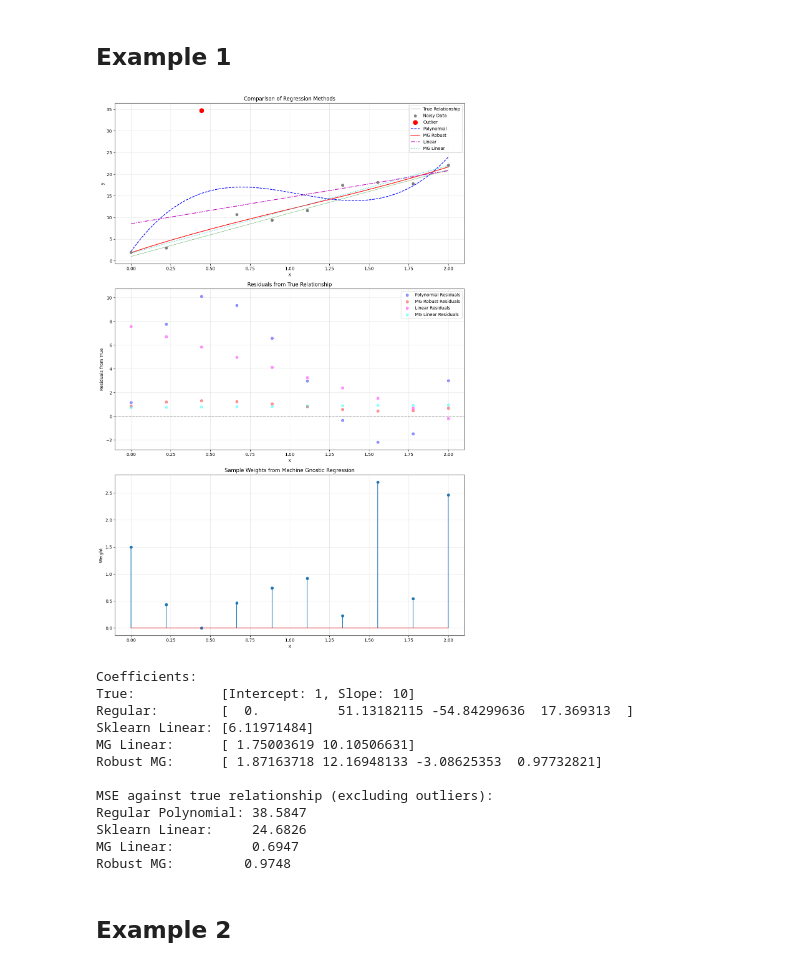
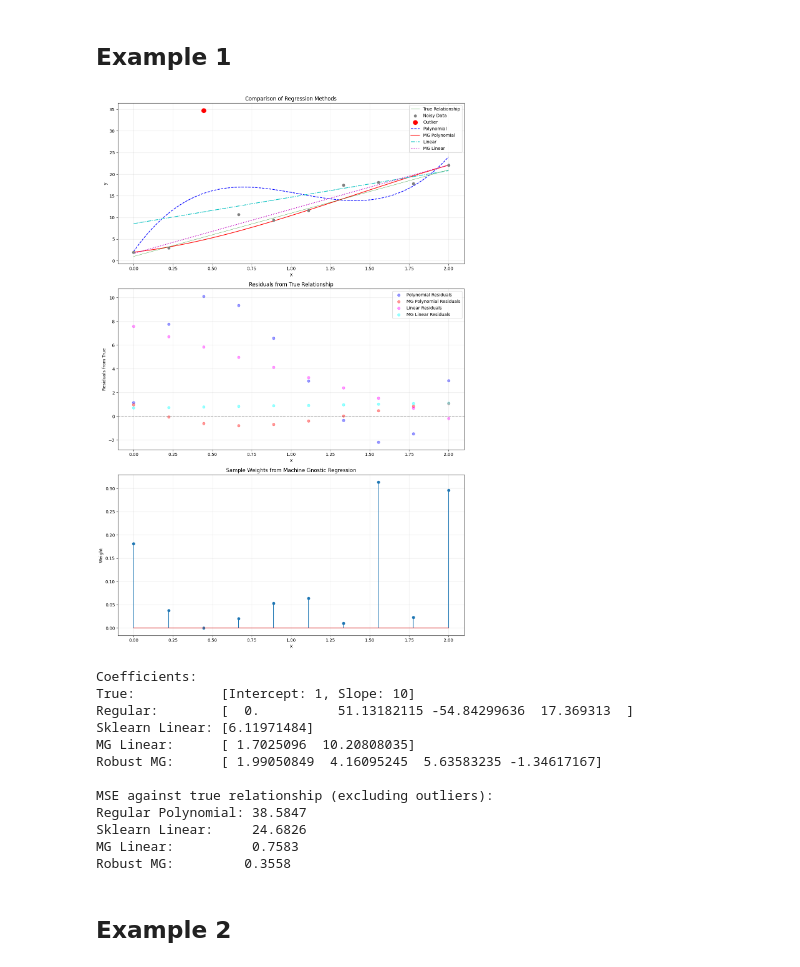
Before and after one commit to MachineGnostics/machinegnostics.io, a Jupyter notebook: examples/example_1_1_small_data_linreg.ipynb, the cells around one changed output. Drawn from its saved outputs; the diff is of its cells as text; code cells hidden in the pictures.

```diff
--- a/examples/example_1_1_small_data_linreg.ipynb
+++ b/examples/example_1_1_small_data_linreg.ipynb
@@ -14,7 +14,7 @@ import matplotlib.pyplot as plt
 from sklearn.preprocessing import PolynomialFeatures
 from sklearn.linear_model import LinearRegression
 from sklearn.pipeline import make_pipeline
-from machinegnostics.models import RobustRegressor, LinearRegressor
+from machinegnostics.models.regression import PolynomialRegressor, LinearRegressor
 
 # Set random seed for reproducibility
 np.random.seed(42)
@@ -40,7 +40,7 @@ y_pred_regular = poly_reg.predict(X)
 y_pred_regular_test = poly_reg.predict(X_test)
 
 # Fit robust Machine Gnostics regression
-mg_model = RobustRegressor(degree=degree)
+mg_model = PolynomialRegressor(degree=degree)
 mg_model.fit(X, y_noisy)
 y_pred_robust = mg_model.predict(X)
 y_pred_robust_test = mg_model.predict(X_test)
@@ -65,9 +65,9 @@ ax1.plot(X, y_clean, 'g-', label='True Relationship', linewidth=0.5)
 ax1.scatter(X, y_noisy, color='gray', label='Noisy Data', zorder=2)
 ax1.scatter(X[2], y_noisy[2], color='red', s=100, label='Outlier', zorder=3)
 ax1.plot(X_test, y_pred_regular_test, 'b--', label='Polynomial', zorder=1)
-ax1.plot(X_test, y_pred_robust_test, 'r-', label='MG Robust', zorder=1)
-ax1.plot(X_test, y_pred_sk_test, 'm-.', label='Linear', zorder=1)
-ax1.plot(X_test, y_pred_mg_linreg_test, 'c:', label='MG Linear', zorder=1)
+ax1.plot(X_test, y_pred_robust_test, 'r-', label='MG Polynomial', zorder=1)
+ax1.plot(X_test, y_pred_sk_test, 'c-.', label='Linear', zorder=1)
+ax1.plot(X_test, y_pred_mg_linreg_test, 'm:', label='MG Linear', zorder=1)
 ax1.set_xlabel('X')
 ax1.set_ylabel('y')
 ax1.set_title('Comparison of Regression Methods')
@@ -80,7 +80,7 @@ residuals_robust = y_pred_robust - y_clean
 residuals_sk = y_pred_sk - y_clean
 residuals_mg_linreg = y_pred_mg_linreg - y_clean
 ax2.scatter(X, residuals_regular, color='blue', label='Polynomial Residuals', alpha=0.4)
-ax2.scatter(X, residuals_robust, color='red', label='MG Robust Residuals', alpha=0.4)
+ax2.scatter(X, residuals_robust, color='red', label='MG Polynomial Residuals', alpha=0.4)
 ax2.scatter(X, residuals_sk, color='magenta', label='Linear Residuals', alpha=0.4)
 ax2.scatter(X, residuals_mg_linreg, color='cyan', label='MG Linear Residuals', alpha=0.4)
 ax2.axhline(y=0, color='k', linestyle='--', alpha=0.3)
@@ -92,46 +92,46 @@ ax2.grid(True, alpha=0.3)
 
 # Plot sample weights
 ax3.stem(X.ravel(), mg_linreg.weights, label='MG Linear Regression Weights')
 ax3.set_xlabel('X')
 ax3.set_ylabel('Weight')
 ax3.set_title('Sample Weights from Machine Gnostic Regression')
 ax3.grid(True, alpha=0.3)
 
 plt.tight_layout()
 plt.show()
 
 # Print performance metrics
 print("Coefficients:")
 print(f"True:           [Intercept: 1, Slope: 10]")
 print(f"Regular:        {poly_reg.named_steps['linearregression'].coef_}")
 print(f"Sklearn Linear: {sk_model.coef_}")
 print(f"MG Linear:      {mg_linreg.coefficients}")
 print(f"Robust MG:      {mg_model.coefficients}")
 
 # Calculate MSE against true relationship
 mse_regular = np.mean((y_pred_regular[:-2] - y_clean[:-2])**2)
 mse_robust = np.mean((y_pred_robust[:-2] - y_clean[:-2])**2)
 mse_sk = np.mean((y_pred_sk[:-2] - y_clean[:-2])**2)
 mse_mg_linreg = np.mean((y_pred_mg_linreg[:-2] - y_clean[:-2])**2)
 print("\nMSE against true relationship (excluding outliers):")
 print(f"Regular Polynomial: {mse_regular:.4f}")
 print(f"Sklearn Linear:     {mse_sk:.4f}")
 print(f"MG Linear:          {mse_mg_linreg:.4f}")
 print(f"Robust MG:         {mse_robust:.4f}")
 # %% [output]
-[figure, old version]
+[figure, new version]
 Coefficients:
 True:           [Intercept: 1, Slope: 10]
 Regular:        [  0.          51.13182115 -54.84299636  17.369313  ]
 Sklearn Linear: [6.11971484]
-MG Linear:      [ 1.75003619 10.10506631]
-Robust MG:      [ 1.87163718 12.16948133 -3.08625353  0.97732821]
+MG Linear:      [ 1.7025096  10.20808035]
+Robust MG:      [ 1.99050849  4.16095245  5.63583235 -1.34617167]
 
 MSE against true relationship (excluding outliers):
 Regular Polynomial: 38.5847
 Sklearn Linear:     24.6826
-MG Linear:          0.6947
-Robust MG:         0.9748
+MG Linear:          0.7583
+Robust MG:         0.3558
 # %% [markdown]
 ## Example 2
 # %%
```
Also changed, not shown: parts of 1 cell of this notebook, 17 other files.
